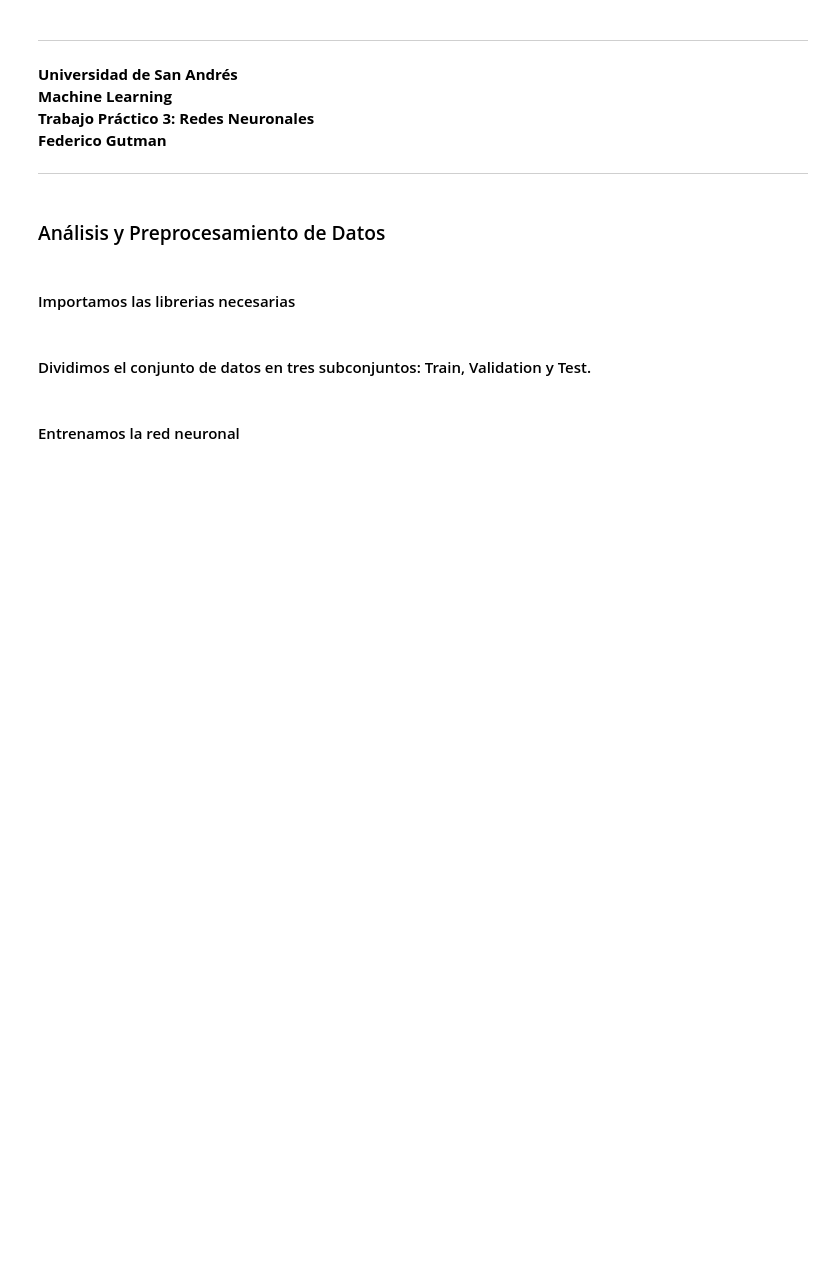
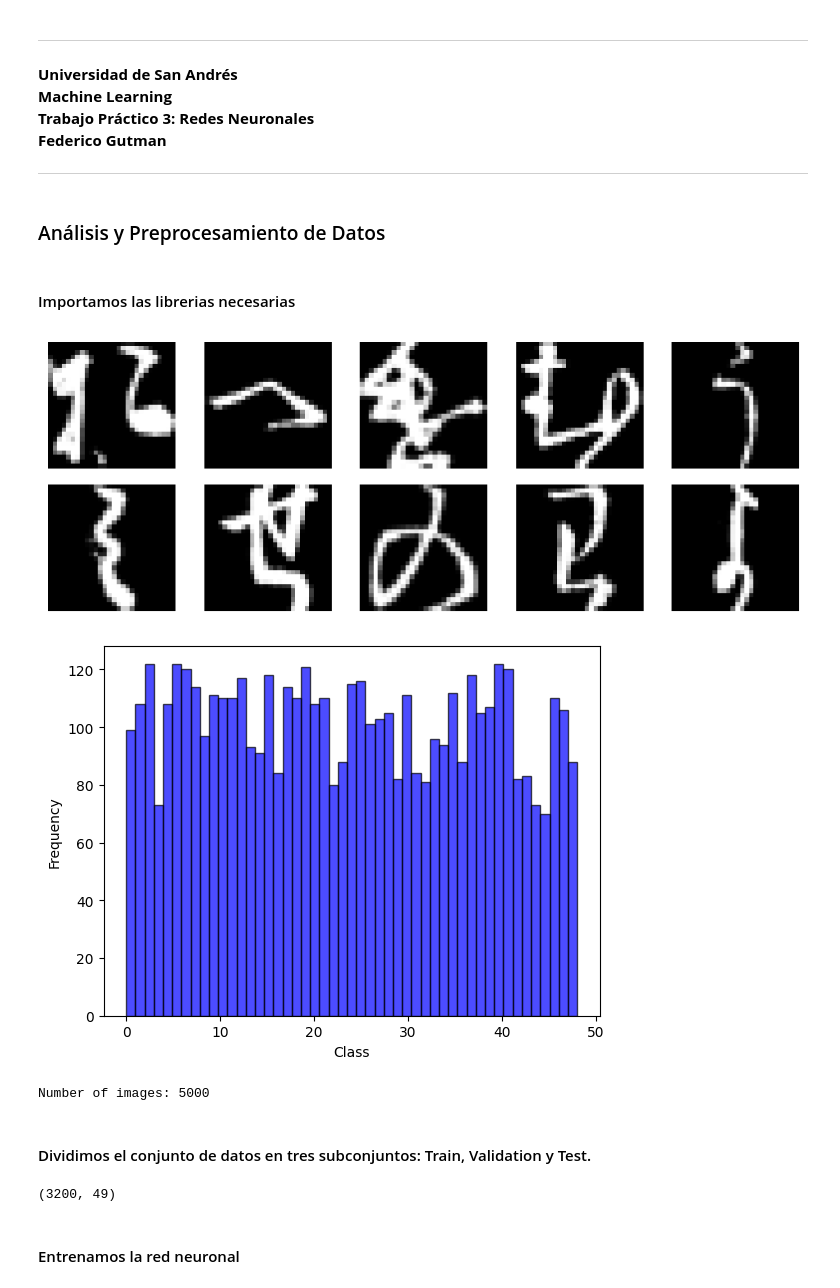
Before and after one commit to fedegutman/TP3ML, a Jupyter notebook: notebook.ipynb, the cells around one changed output. Cells and saved outputs as stored; diff of their text form; code cells hidden in the pictures; blank space fills up the shorter version.

```diff
--- a/notebook.ipynb
+++ b/notebook.ipynb
@@ -29,29 +24,27 @@ from src.models import NeuralNetwork
 X_images = np.load("data/X_images.npy")
 y_images = np.load("data/y_images.npy")
 # %%
-nrows = 2
-ncolumns = 5
-
-fig, ax = plt.subplots(nrows, ncolumns, figsize=(8, 3))
-for i in range(nrows):
-    for k in range(ncolumns):
-        ax[i, k].imshow(X_images[np.random.randint(0, len(X_images))].reshape(28, 28), cmap='grey')
-        ax[i, k].axis('off')
-plt.tight_layout()
-plt.show()
+pr.plot_images(X_images, nrows=2, ncolumns=5)
+pr.histogram(y_images, bins=49)
 
 print(f'Number of images: {len(X_images)}')
-
-# PONER GRAFICO CLASES
+# %% [output]
+[figure, added]
+[figure, added]
+Number of images: 5000
 # %% [markdown]
 #### Dividimos el conjunto de datos en tres subconjuntos: Train, Validation y Test.
 # %%
-X_dev, X_test, y_dev, y_test = ds.dev_test_split(X_images, y_images)
+X_dev, X_test, y_dev, y_test = ds.split_dataset(X_images, y_images)
 
 X_dev, X_test = pr.normalize(X_dev), pr.normalize(X_test)
 y_dev, y_test = pr.one_hot_encoding(y_dev), pr.one_hot_encoding(y_test)
 
-X_train, X_valid, y_train, y_valid = ds.train_valid_split(X_dev, y_dev)
+X_train, X_valid, y_train, y_valid = ds.split_dataset(X_dev, y_dev)
+
+print(y_train.shape)
+# %% [output]
+(3200, 49)
 # %% [markdown]
 #### Entrenamos la red neuronal
 # %%
```
Also changed, not shown: parts of 24 cells of this notebook, 5 other files.
